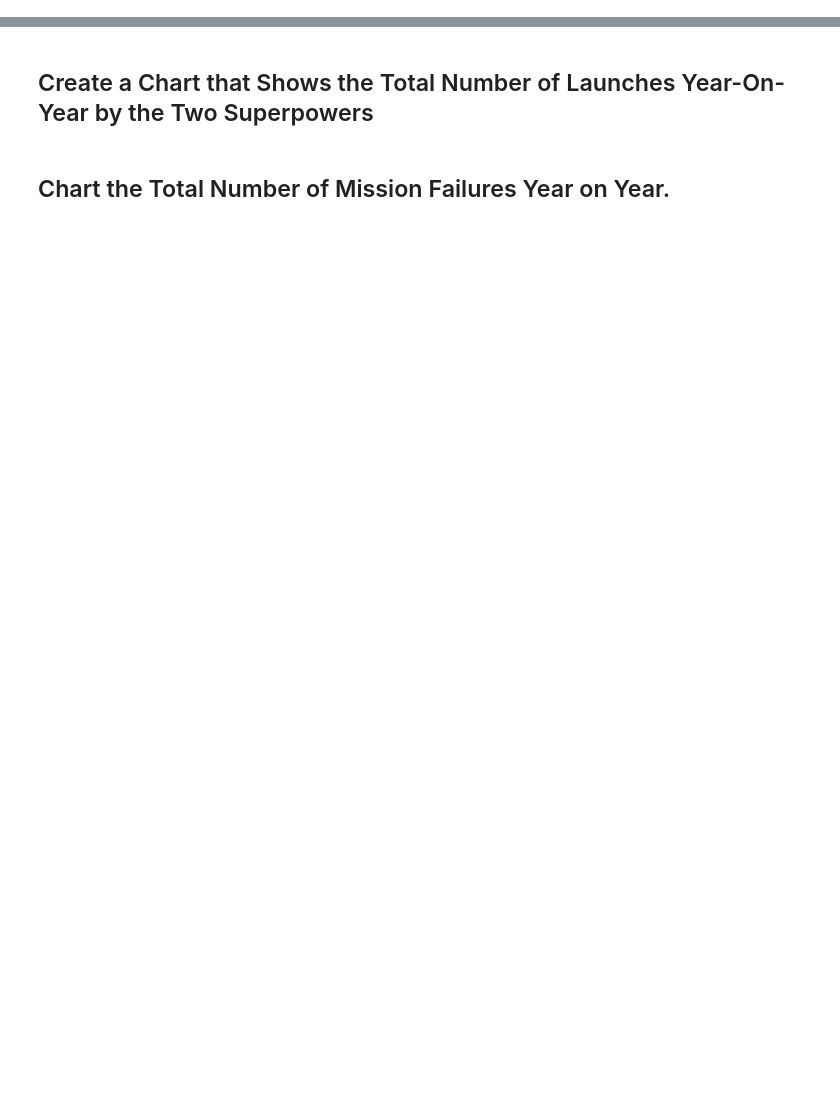
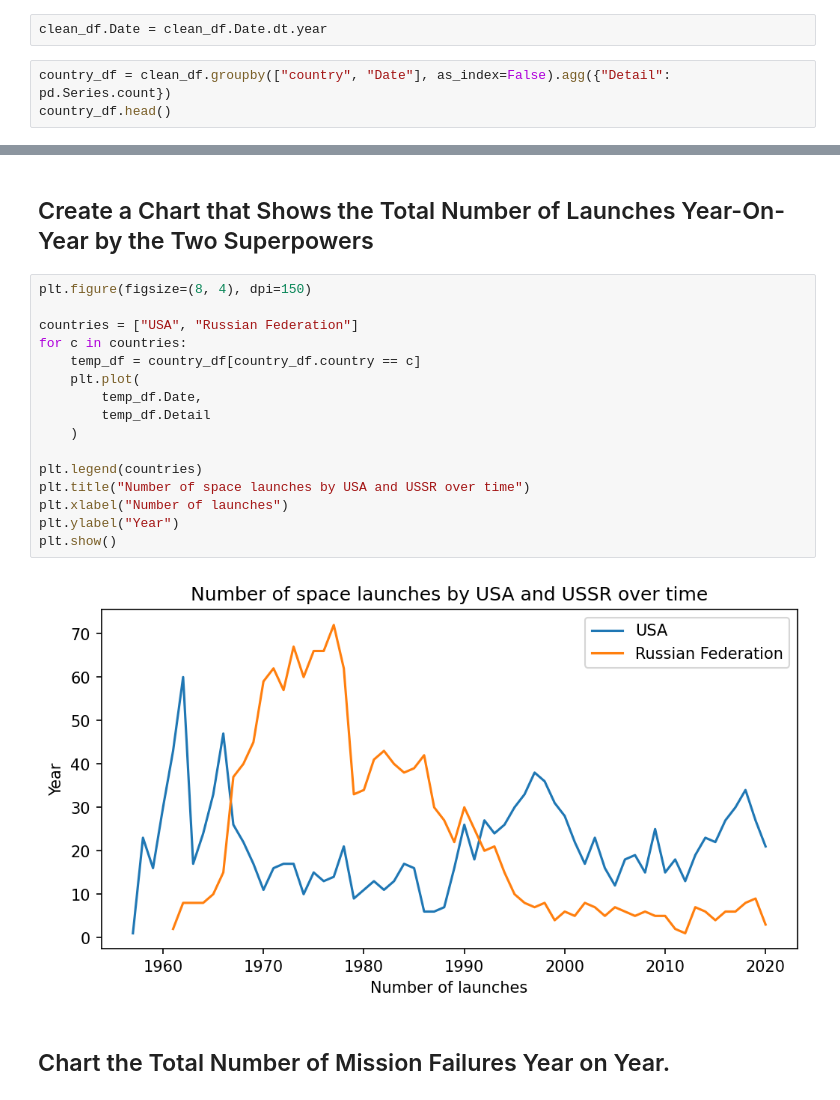
Before and after one commit to nkp1111/python-projects, a Jupyter notebook: 18.analyse_and_visualise_the_space_race/Space_Missions_Analysis_(start).ipynb, the cells around one changed output, grey strips where cells are left out. Cells and saved outputs as stored; diff of their text form; blank space fills up the shorter version.

```diff
--- a/18.analyse_and_visualise_the_space_race/Space_Missions_Analysis_(start).ipynb
+++ b/18.analyse_and_visualise_the_space_race/Space_Missions_Analysis_(start).ipynb
@@ -762,3 +924,8 @@ How has the dominance of launches changed over time between the different player
 # Cold War Space Race: USA vs USSR
 
 The cold war lasted from the start of the dataset up until 1991.
+# %%
+clean_df.Date = clean_df.Date.dt.year
+# %%
+country_df = clean_df.groupby(["country", "Date"], as_index=False).agg({"Detail": pd.Series.count})
+country_df.head()
@@ -769,4 +961,22 @@ Hint: Remember to include former Soviet Republics like Kazakhstan when analysing
 # %% [markdown]
 ## Create a Chart that Shows the Total Number of Launches Year-On-Year by the Two Superpowers
+# %%
+plt.figure(figsize=(8, 4), dpi=150)
+
+countries = ["USA", "Russian Federation"]
+for c in countries:
+    temp_df = country_df[country_df.country == c]
+    plt.plot(
+        temp_df.Date,
+        temp_df.Detail
+    )
+
+plt.legend(countries)
+plt.title("Number of space launches by USA and USSR over time")
+plt.xlabel("Number of launches")
+plt.ylabel("Year")
+plt.show()
+# %% [output]
+[figure, added]
 # %% [markdown]
 ## Chart the Total Number of Mission Failures Year on Year.
```
Also changed, not shown: parts of 18 cells of this notebook.
